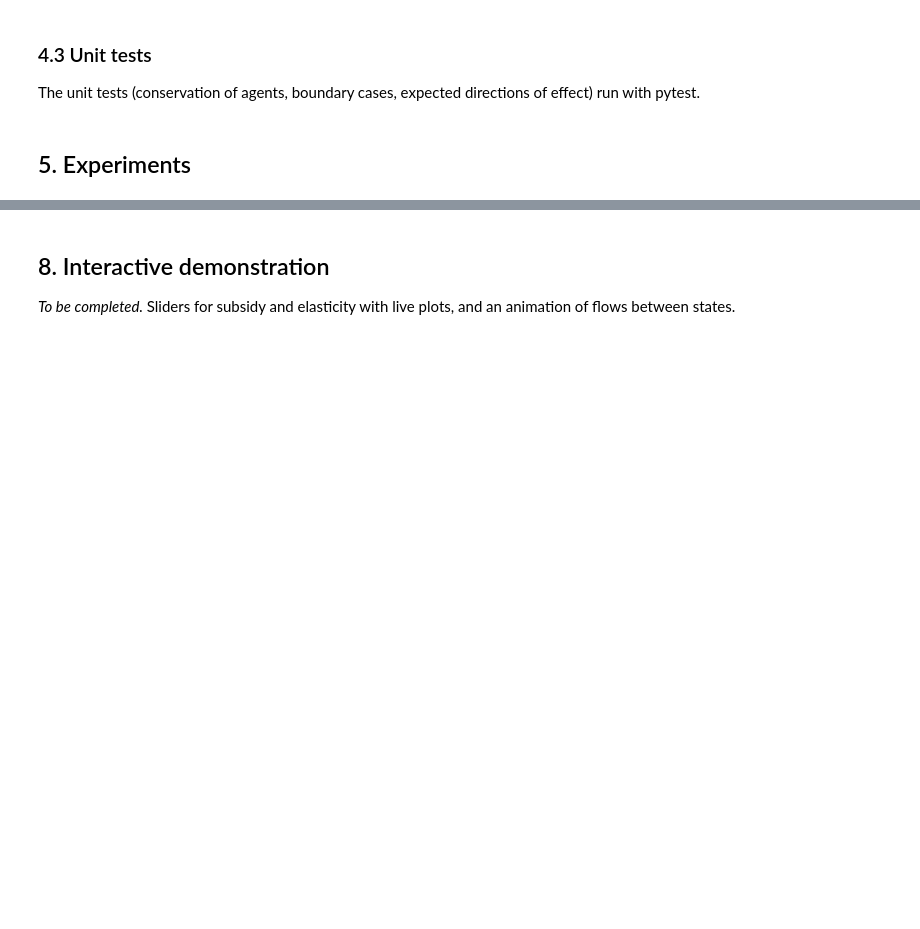
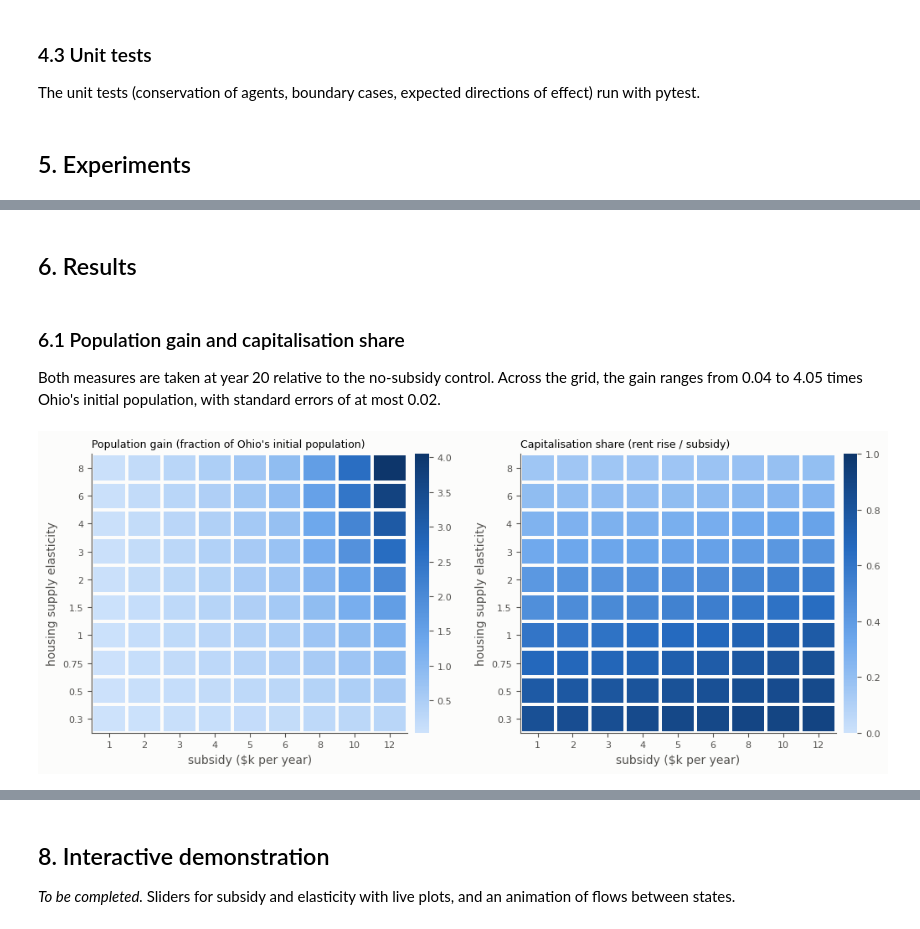
Before and after one commit to josephD-S/Computational-Modelling-Project, a Jupyter notebook: notebooks/project_walkthrough.ipynb, the cells around one changed output, grey strips where cells are left out. Drawn from its saved outputs; the diff is of its cells as text; code cells hidden in the pictures; blank space fills up the shorter version.

```diff
--- a/notebooks/project_walkthrough.ipynb
+++ b/notebooks/project_walkthrough.ipynb
@@ -186,0 +240,9 @@ Ohio started with roughly 410 of the 5,000 agents and a rent of $8.2k. In this p
+# %%
+from utils.run_sweeps import compute_all
+from utils import plots
+
+RECOMPUTE = False   # set True to rerun every experiment (about 3 minutes)
+results = compute_all(recompute=RECOMPUTE, verbose=False)
+FIG = ROOT / "notebooks" / "figures"
+FIG.mkdir(exist_ok=True)
+{name: len(df) for name, df in results.items()}
@@ -186,0 +257,10 @@ Ohio started with roughly 410 of the 5,000 agents and a rent of $8.2k. In this p
+# %% [markdown]
+## 6. Results
+# %% [markdown]
+### 6.1 Population gain and capitalisation share
+
+Both measures are taken at year 20 relative to the no-subsidy control. Across the grid, the gain ranges from 0.04 to 4.05 times Ohio's initial population, with standard errors of at most 0.02.
+# %%
+plots.plot_gain_kappa(results["gain_kappa_grid"], FIG / "gain_kappa.png");
+# %% [output]
+[figure, added]
```
Also changed, not shown: parts of 21 cells of this notebook, 14 other files.
